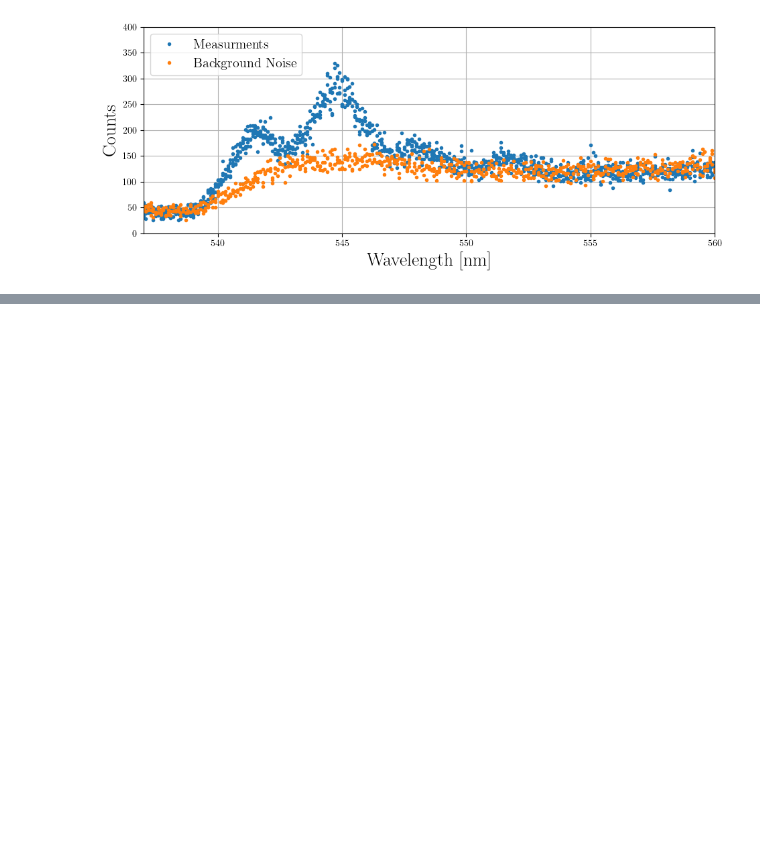
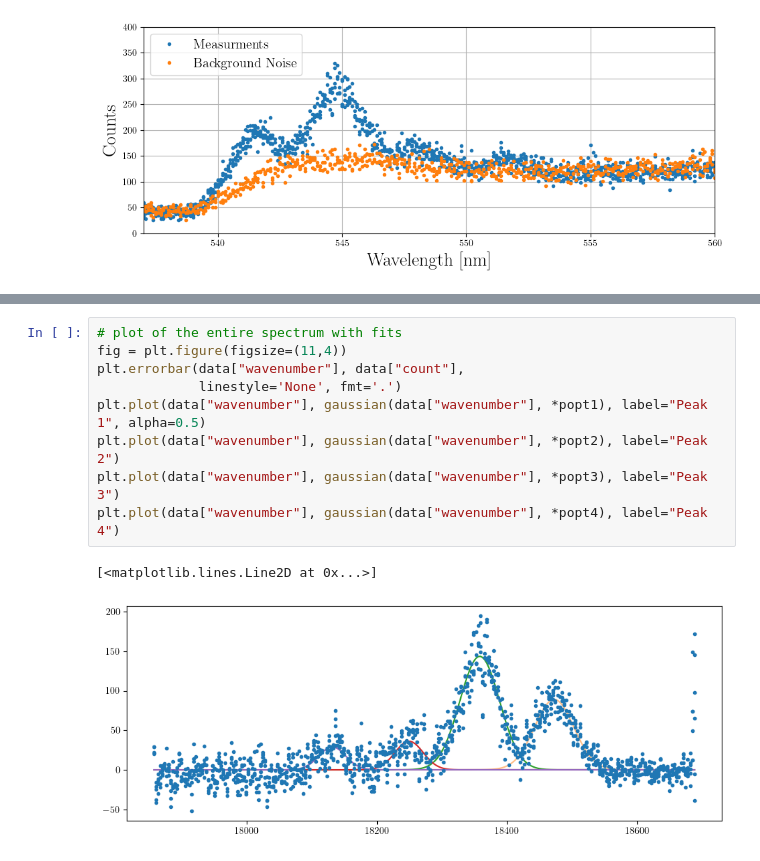
Before and after one commit to ParisHuth/FP, a Jupyter notebook: F43/protocollTaylorsVersion.ipynb, the cells around one changed output, grey strips where cells are left out. Drawn from its saved outputs; the diff is of its cells as text; blank space fills up the shorter version.

```diff
--- a/F43/protocollTaylorsVersion.ipynb
+++ b/F43/protocollTaylorsVersion.ipynb
@@ -312,0 +338,12 @@ ax[1,1].grid()
+# %%
+# plot of the entire spectrum with fits
+fig = plt.figure(figsize=(11,4))
+plt.errorbar(data["wavenumber"], data["count"],
+             linestyle='None', fmt='.')
+plt.plot(data["wavenumber"], gaussian(data["wavenumber"], *popt1), label="Peak 1", alpha=0.5)
+plt.plot(data["wavenumber"], gaussian(data["wavenumber"], *popt2), label="Peak 2")
+plt.plot(data["wavenumber"], gaussian(data["wavenumber"], *popt3), label="Peak 3")
+plt.plot(data["wavenumber"], gaussian(data["wavenumber"], *popt4), label="Peak 4")
+# %% [output]
+[<matplotlib.lines.Line2D at 0x...>]
+[figure, added]
```
Also changed, not shown: parts of 7 cells of this notebook.
